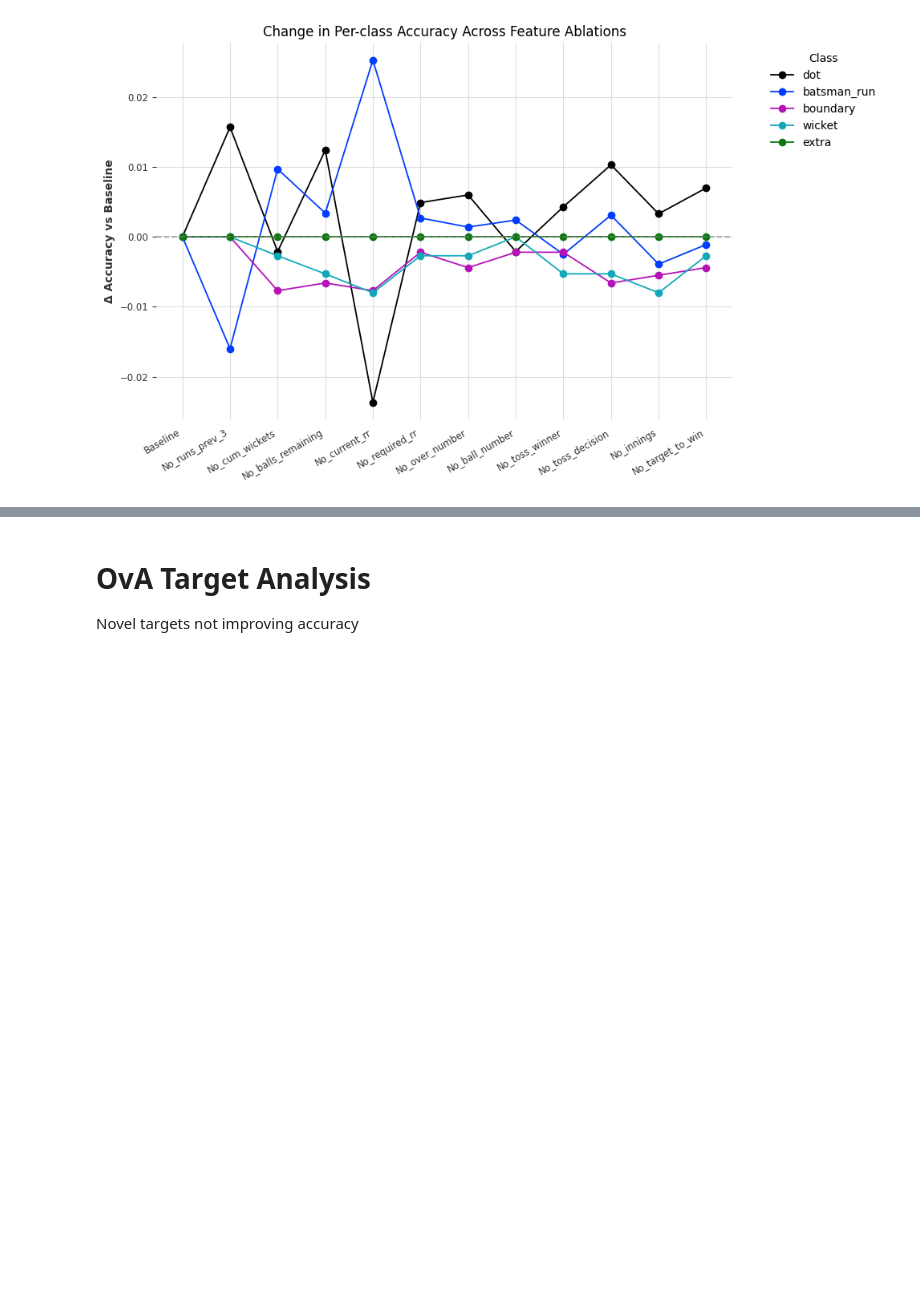
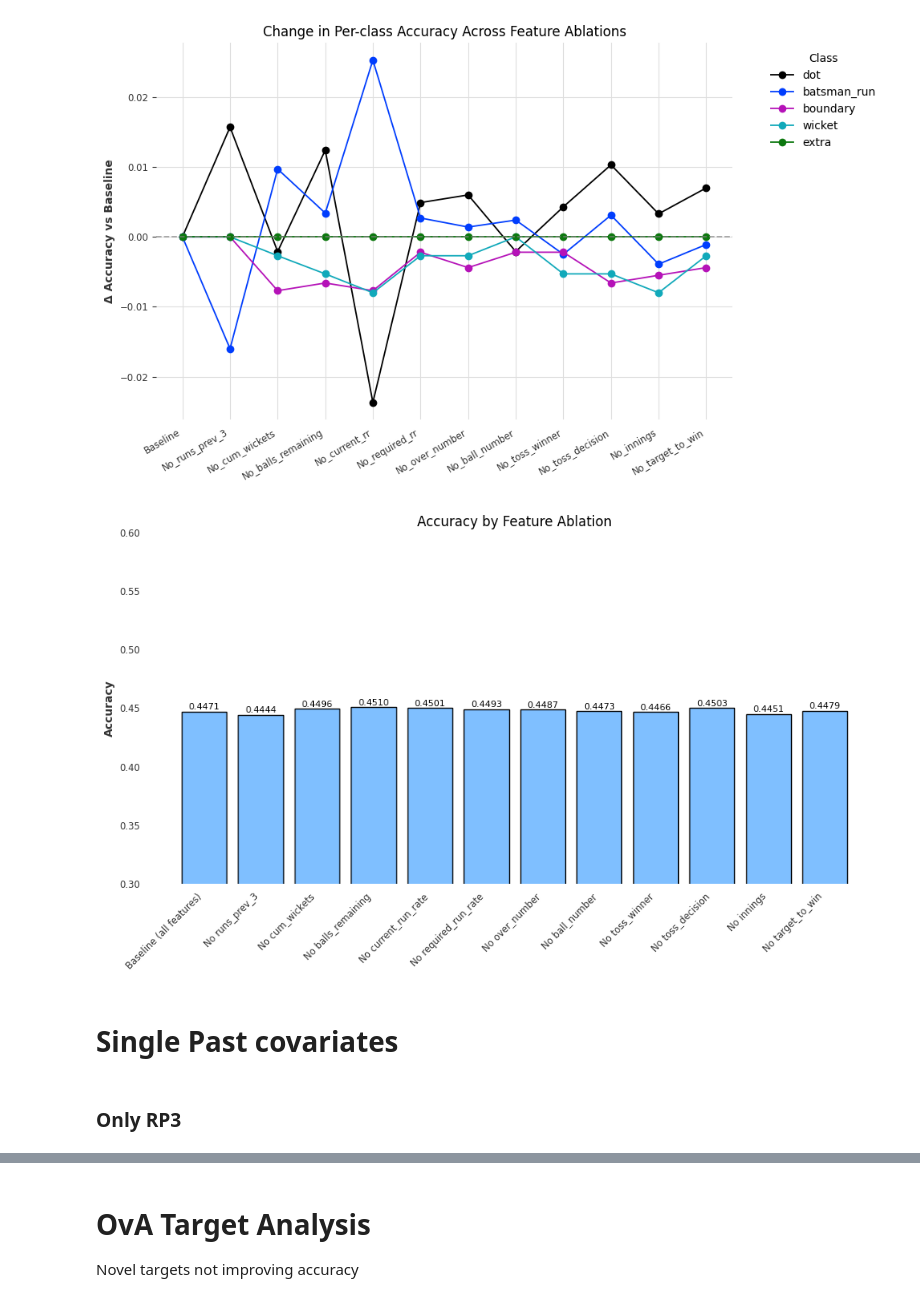
Before and after one commit to GBaugniet/cricketmodel, a Jupyter notebook: Cricket_Prediction_Model (4).ipynb, the cells around one changed output, grey strips where cells are left out. Saved outputs shown, nothing was run; the diff lists cells and outputs as text; code cells hidden in the pictures; blank space fills up the shorter version.

```diff
--- a/Cricket_Prediction_Model (4).ipynb
+++ b/Cricket_Prediction_Model (4).ipynb
@@ -7764,3 +7862,62 @@ plt.tight_layout()
 plt.show()
 # %% [output]
 [figure]
+# %%
+import matplotlib.pyplot as plt
+import pandas as pd
+
+data = {
+    "Setting": [
+        "Baseline (all features)",
+        "No runs_prev_3",
+        "No cum_wickets",
+        "No balls_remaining",
+        "No current_run_rate",
+        "No required_run_rate",
+        "No over_number",
+        "No ball_number",
+        "No toss_winner",
+        "No toss_decision",
+        "No innings",
+        "No target_to_win"
+    ],
+    "Accuracy": [
+        0.4471, 0.4444, 0.4496, 0.4510, 0.4501, 0.4493,
+        0.4487, 0.4473, 0.4466, 0.4503, 0.4451, 0.4479
+    ]
+}
+
+df = pd.DataFrame(data)
+
+plt.figure(figsize=(10,6))
+bars = plt.bar(df["Setting"], df["Accuracy"], color="#7fbfff", edgecolor="black")
+
+# Formatting
+plt.xticks(rotation=45, ha="right")
+plt.ylabel("Accuracy")
+plt.title("Accuracy by Feature Ablation")
+plt.ylim(0.3, 0.6)
+
+# Turn off grid, ticks, and spines
+plt.grid(False)
+plt.tick_params(axis="y", left=False)  # remove y ticks
+for spine in ["top", "right", "left"]:
+    plt.gca().spines[spine].set_visible(False)  # remove borders
+
+# Add values on top of bars
+for bar in bars:
+    height = bar.get_height()
+    plt.text(bar.get_x() + bar.get_width()/2, height + 0.0002,
+             f"{height:.4f}", ha="center", va="bottom", fontsize=8)
+
+plt.tight_layout()
+plt.show()
+
+
+# figure 6
+# %% [output]
+[figure, added]
+# %% [markdown]
+# Single Past covariates
+# %% [markdown]
+### Only RP3
```
Also changed, not shown: parts of 113 cells of this notebook.
